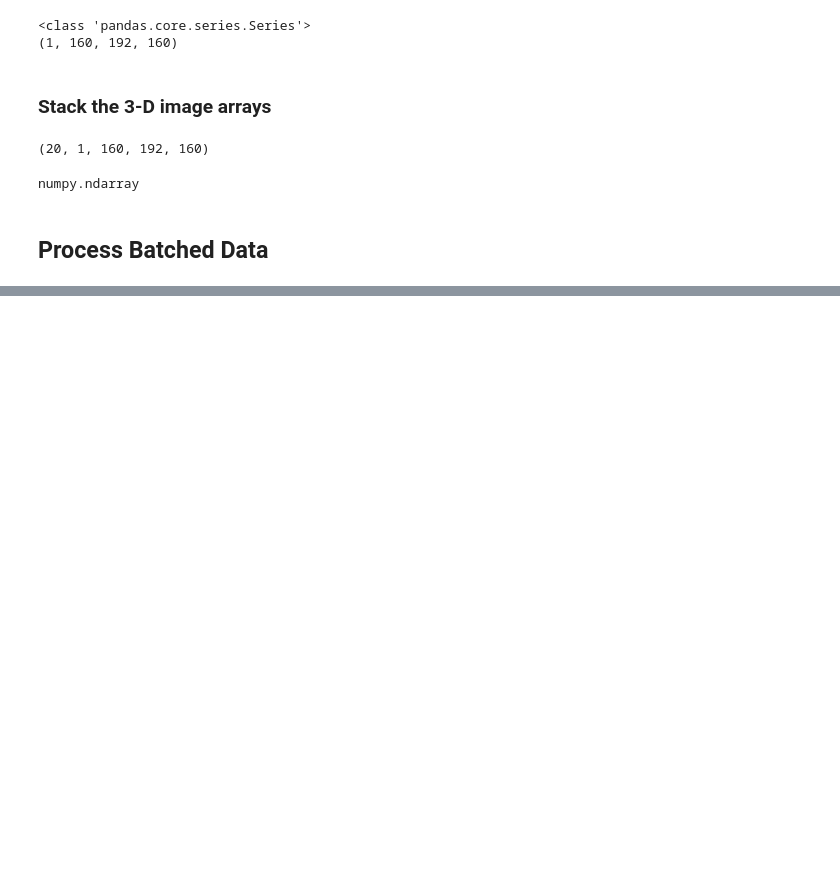
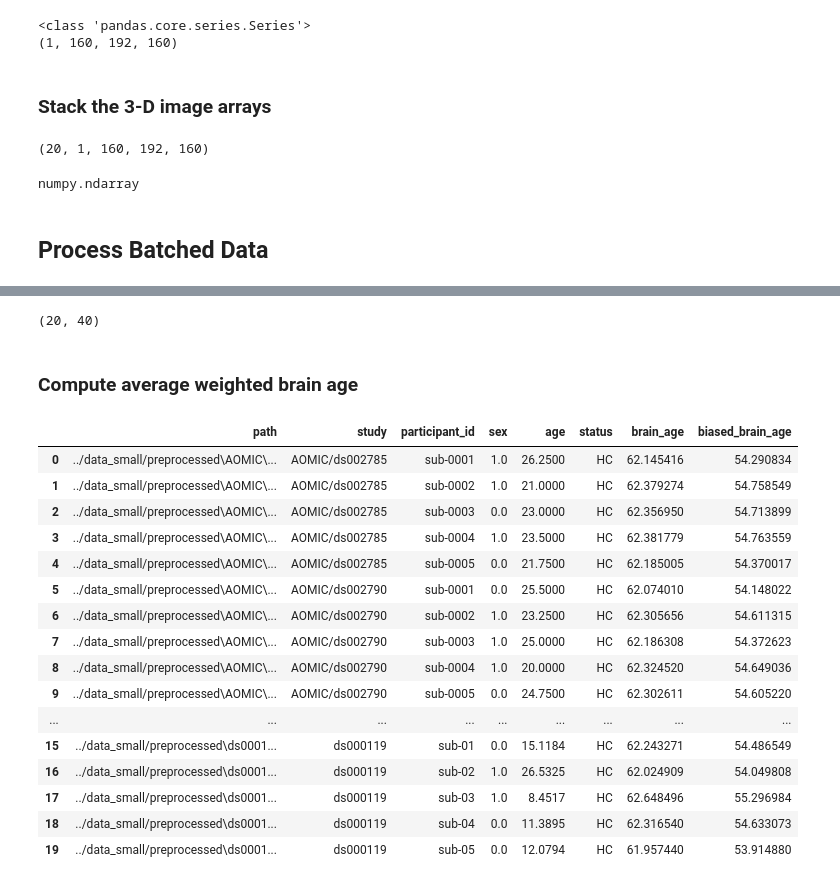
Before and after one commit to Arnoldzyf/ConGele_MSc, a Jupyter notebook: Inference_brain_age.ipynb, the cells around one changed output, grey strips where cells are left out. Saved outputs shown, nothing was run; the diff lists cells and outputs as text; code cells hidden in the pictures; blank space fills up the shorter version.

```diff
--- a/Inference_brain_age.ipynb
+++ b/Inference_brain_age.ipynb
@@ -383,0 +395,16 @@ my_info_df4
+# %%
+log_prob_dist = np.concatenate(log_prob_dist_batched_list, axis=0 )
+log_prob_dist.shape
+# %% [output]
+(20, 40)
+# %%
+# save the results to use directly next time
+#with open('./log_prob_dist.npy', 'wb') as f:
+#    np.save(f, log_prob_dist)
+with open('./log_prob_dist.npy', 'rb') as f:
+    log_prob_dist = np.load(f)
+# %% [markdown]
+### Compute average weighted brain age
+# %%
+## choose a bin center
+bin_center = bc_2
@@ -383,0 +415,22 @@ my_info_df4
+# %%
+my_info_df4 = my_info_df2
+my_info_df4["biased_brain_age"] = pd.Series(prediction)
+my_info_df4
+# %% [output]
+|  | path | study | participant_id | sex | age | status | brain_age | biased_brain_age |
+| 0 | ../data_small/preprocessed\AOMIC\... | AOMIC/ds002785 | sub-0001 | 1.0 | 26.2500 | HC | 62.145416 | 54.290834 |
+| 1 | ../data_small/preprocessed\AOMIC\... | AOMIC/ds002785 | sub-0002 | 1.0 | 21.0000 | HC | 62.379274 | 54.758549 |
+| 2 | ../data_small/preprocessed\AOMIC\... | AOMIC/ds002785 | sub-0003 | 0.0 | 23.0000 | HC | 62.356950 | 54.713899 |
+| 3 | ../data_small/preprocessed\AOMIC\... | AOMIC/ds002785 | sub-0004 | 1.0 | 23.5000 | HC | 62.381779 | 54.763559 |
+| 4 | ../data_small/preprocessed\AOMIC\... | AOMIC/ds002785 | sub-0005 | 0.0 | 21.7500 | HC | 62.185005 | 54.370017 |
+| 5 | ../data_small/preprocessed\AOMIC\... | AOMIC/ds002790 | sub-0001 | 0.0 | 25.5000 | HC | 62.074010 | 54.148022 |
+| 6 | ../data_small/preprocessed\AOMIC\... | AOMIC/ds002790 | sub-0002 | 1.0 | 23.2500 | HC | 62.305656 | 54.611315 |
+| 7 | ../data_small/preprocessed\AOMIC\... | AOMIC/ds002790 | sub-0003 | 1.0 | 25.0000 | HC | 62.186308 | 54.372623 |
+| 8 | ../data_small/preprocessed\AOMIC\... | AOMIC/ds002790 | sub-0004 | 1.0 | 20.0000 | HC | 62.324520 | 54.649036 |
+| 9 | ../data_small/preprocessed\AOMIC\... | AOMIC/ds002790 | sub-0005 | 0.0 | 24.7500 | HC | 62.302611 | 54.605220 |
+| ... | ... | ... | ... | ... | ... | ... | ... | ... |
+| 15 | ../data_small/preprocessed\ds0001... | ds000119 | sub-01 | 0.0 | 15.1184 | HC | 62.243271 | 54.486549 |
+| 16 | ../data_small/preprocessed\ds0001... | ds000119 | sub-02 | 1.0 | 26.5325 | HC | 62.024909 | 54.049808 |
+| 17 | ../data_small/preprocessed\ds0001... | ds000119 | sub-03 | 1.0 | 8.4517 | HC | 62.648496 | 55.296984 |
+| 18 | ../data_small/preprocessed\ds0001... | ds000119 | sub-04 | 0.0 | 11.3895 | HC | 62.316540 | 54.633073 |
+| 19 | ../data_small/preprocessed\ds0001... | ds000119 | sub-05 | 0.0 | 12.0794 | HC | 61.957440 | 53.914880 |
```
Also changed, not shown: parts of 18 cells of this notebook, 2 other files.
